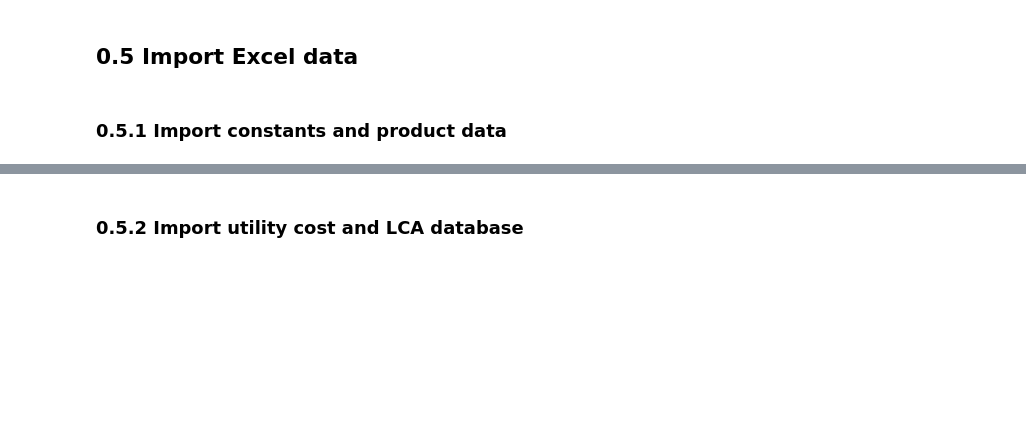
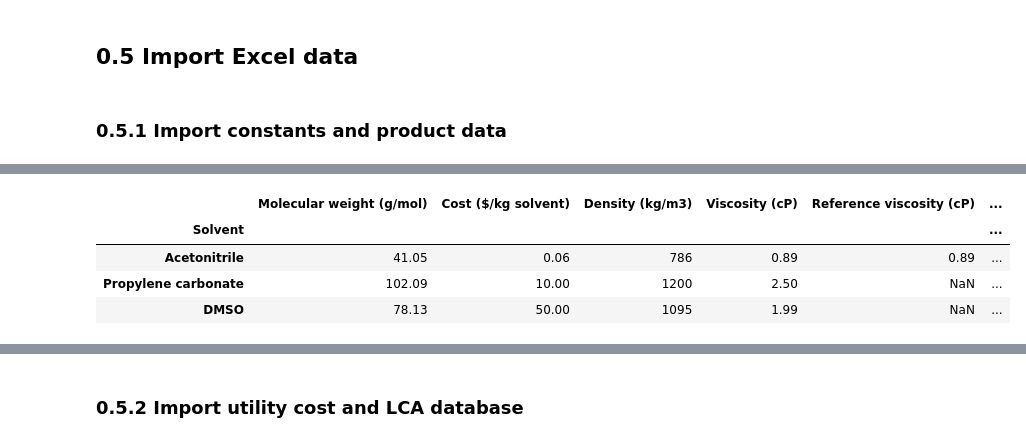
Before and after one commit to shashwatidc/co2r-non-aqueous, a Jupyter notebook: 20241001_5_TEA_Integrated.ipynb, the cells around one changed output, grey strips where cells are left out. Saved outputs shown, nothing was run; the diff lists cells and outputs as text; code cells hidden in the pictures; blank space fills up the shorter version.

```diff
--- a/20241001_5_TEA_Integrated.ipynb
+++ b/20241001_5_TEA_Integrated.ipynb
@@ -203,3 +203,9 @@ sheet_constants =  'Constants and assumptions'
 # Prompt user to enter sheet name for product data
 
 sheet_products =  'Products'
+# %%
+# sheet_solvents = input('Enter sheet name for solvents \
+#                   \n \n').replace('"', '')
+# Prompt user to enter sheet name for product data
+
+sheet_solvents =  'Solvents'
@@ -278 +291,15 @@ df_products
 | References | - | - | Nitopi, Jaramillo (Chem. Rev. 2019) | - | Engineering Toolbox, Engineering ... | ... |
+# %%
+df_solvents = pd.DataFrame # Create dataframe for product data
+xlsx = pd.ExcelFile(file_imports) # Read each data Excel file
+df_solvents = xlsx.parse(sheet_name = sheet_solvents) # Read the sheet with the product data
+df_solvents.set_index('Solvent', drop = True, inplace = True) # reset index to product name
+xlsx.close() # close xlsx file
+
+df_solvents
+# %% [output]
+|  | Molecular weight (g/mol) | Cost ($/kg solvent) | Density (kg/m3) | Viscosity (cP) | Reference viscosity (cP) | ... |
+| Solvent |  |  |  |  |  | ... |
+| Acetonitrile | 41.05 | 0.06 | 786 | 0.89 | 0.89 | ... |
+| Propylene carbonate | 102.09 | 10.00 | 1200 | 2.50 | NaN | ... |
+| DMSO | 78.13 | 50.00 | 1095 | 1.99 | NaN | ... |
```
Also changed, not shown: parts of 41 cells of this notebook, 6 other files.
